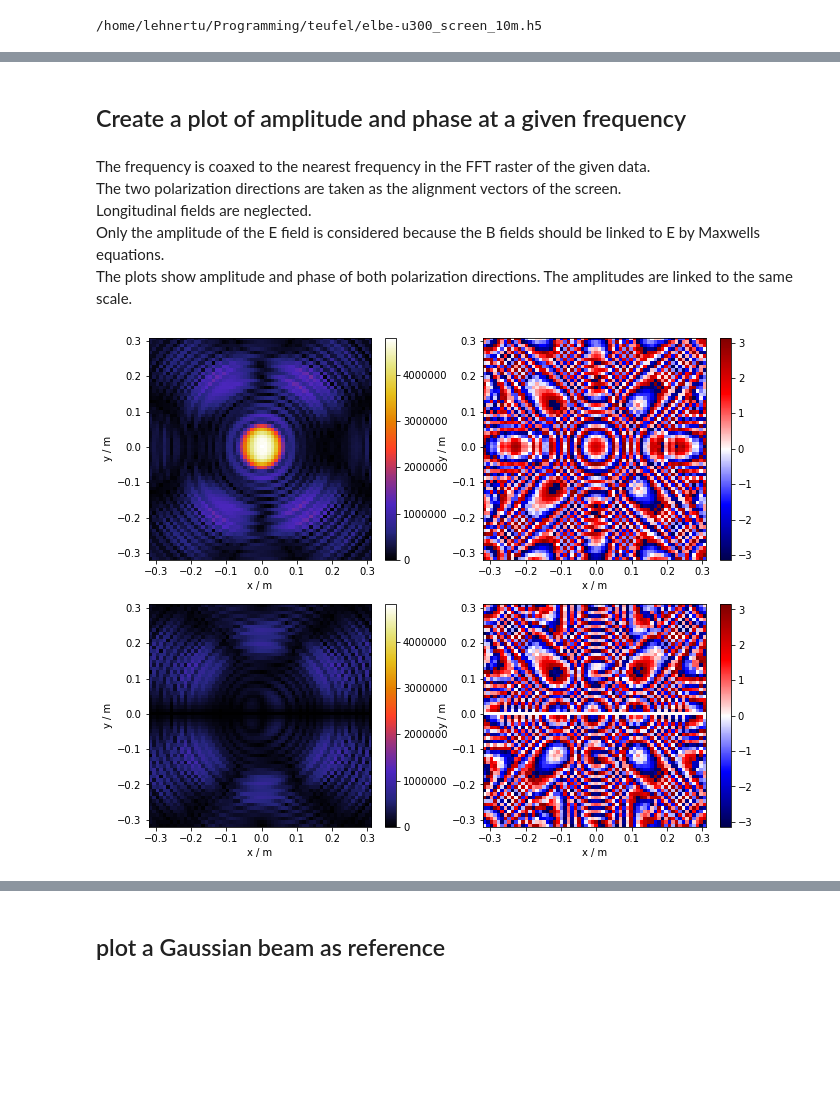
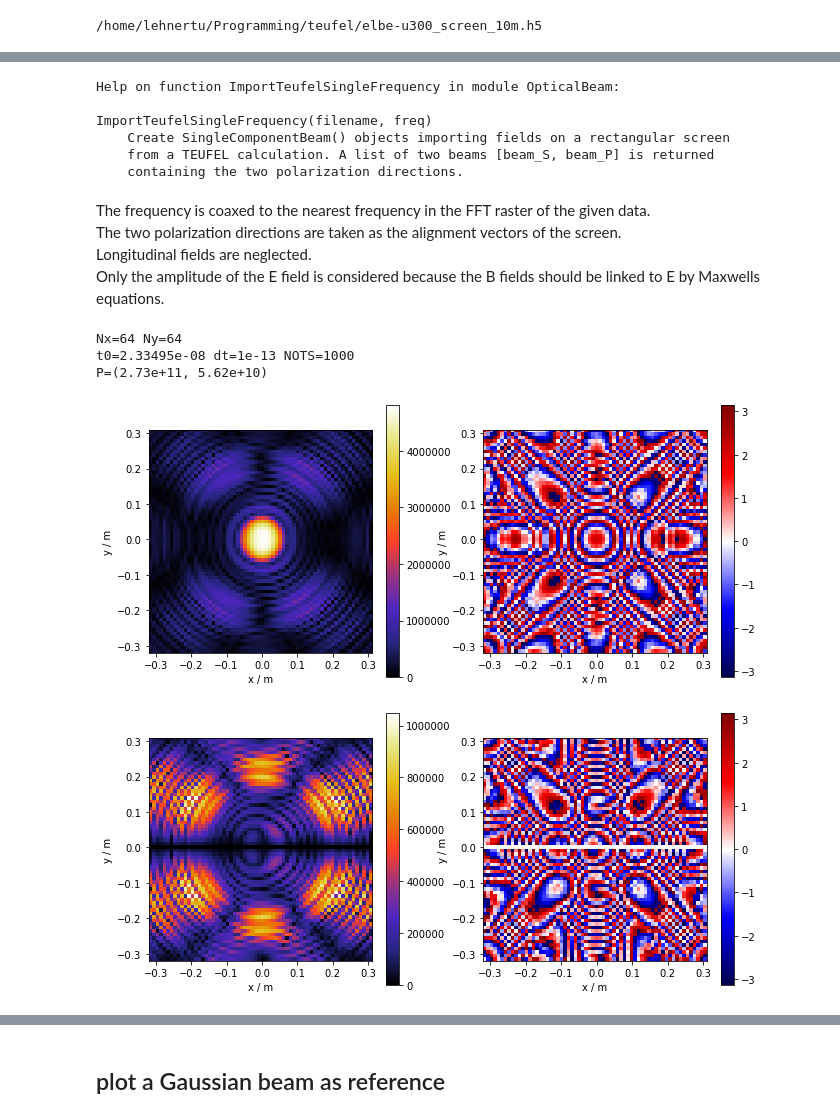
Before and after one commit to lehnertu/fobt, a Jupyter notebook: ImportTeufelScreen.ipynb, the cells around one changed output, grey strips where cells are left out. Cells and saved outputs as stored; diff of their text form; code cells hidden in the pictures; blank space fills up the shorter version.

```diff
--- a/ImportTeufelScreen.ipynb
+++ b/ImportTeufelScreen.ipynb
@@ -97,49 +50,33 @@ normal =  [0. 0. 1.]
-# %% [markdown]
-## Create a plot of amplitude and phase at a given frequency
+# %%
+help(ImportTeufelSingleFrequency)
+# %% [output]
+Help on function ImportTeufelSingleFrequency in module OpticalBeam:
+
+ImportTeufelSingleFrequency(filename, freq)
+    Create SingleComponentBeam() objects importing fields on a rectangular screen
+    from a TEUFEL calculation. A list of two beams [beam_S, beam_P] is returned
+    containing the two polarization directions.
 # %% [markdown]
 The frequency is coaxed to the nearest frequency in the FFT raster of the given data.<br>
 The two polarization directions are taken as the alignment vectors of the screen.<br>
 Longitudinal fields are neglected.<br>
 Only the amplitude of the E field is considered because the
-B fields should be linked to E by Maxwells equations.<br>
-The plots show amplitude and phase of both polarization directions. The amplitudes are linked to the same scale.
+B fields should be linked to E by Maxwells equations.
-# %%
-# the frequency for which to create the optical beam
-frequency = 1.0e12
-# index in the fourier spectrum
-f_index = int(round(frequency*dt*nots))
-beam = SingleFrequencyBeam(frequency, Nx, Ny, dx, dy)
-
-M = np.zeros((Nx,Ny),dtype=np.cdouble)
-for ix in range(Nx):
-    for iy in range(Ny):
-        trace = a[ix][iy]
-        data = trace.transpose()
-        Ex = data[0]
-        Ey = data[1]
-        Ez = data[2]
-        EVec = np.array([Ex, Ey, Ez]).transpose()
-        E_xi = np.dot(EVec,e_x)
-        spect = np.fft.fft(E_xi)
-        M[ix,iy] = spect[f_index]
-beam.A_xi = ReorderBeamMatrix(M)
-
-M = np.zeros((Nx,Ny),dtype=np.cdouble)
-for ix in range(Nx):
-    for iy in range(Ny):
-        trace = a[ix][iy]
-        data = trace.transpose()
-        Ex = data[0]
-        Ey = data[1]
-        Ez = data[2]
-        EVec = np.array([Ex, Ey, Ez]).transpose()
-        E_eta = np.dot(EVec,e_y)
-        spect = np.fft.fft(E_eta)
-        M[ix,iy] = spect[f_index]
-beam.A_eta = ReorderBeamMatrix(M)
-
-beam.plot()
-plt.show()
-# %% [output]
-[figure, removed]
+# %%
+[beam_S, beam_P] = ImportTeufelSingleFrequency(radfile, 1.0e12)
+print("P=(%.3g, %.3g)" % (beam_S.TotalPower(),beam_P.TotalPower()))
+# %% [output]
+Nx=64 Ny=64
+t0=2.33495e-08 dt=1e-13 NOTS=1000
+P=(2.73e+11, 5.62e+10)
+# %%
+beam_S.plot()
+plt.show()
+# %% [output]
+[figure, added]
+# %%
+beam_P.plot()
+plt.show()
+# %% [output]
+[figure, added]
 # %%
```
Also changed, not shown: parts of 16 cells of this notebook, 2 other files.
